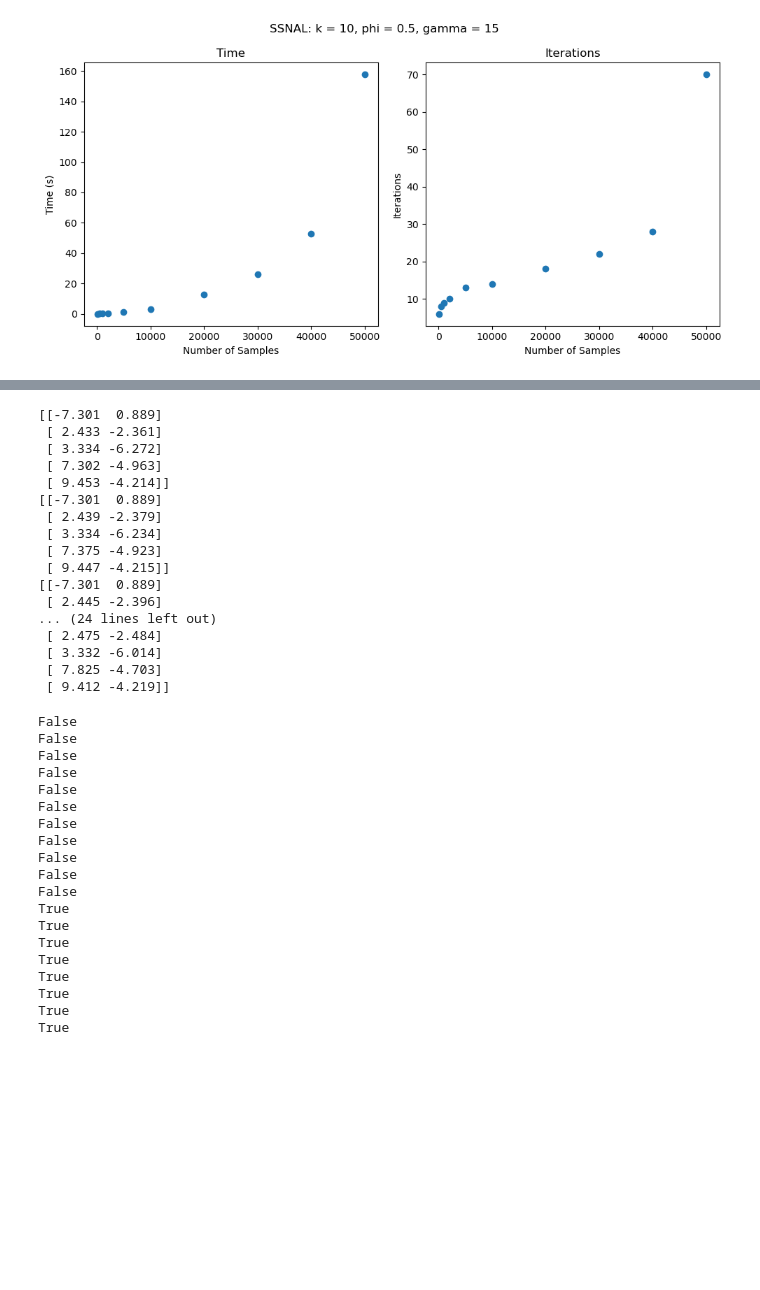
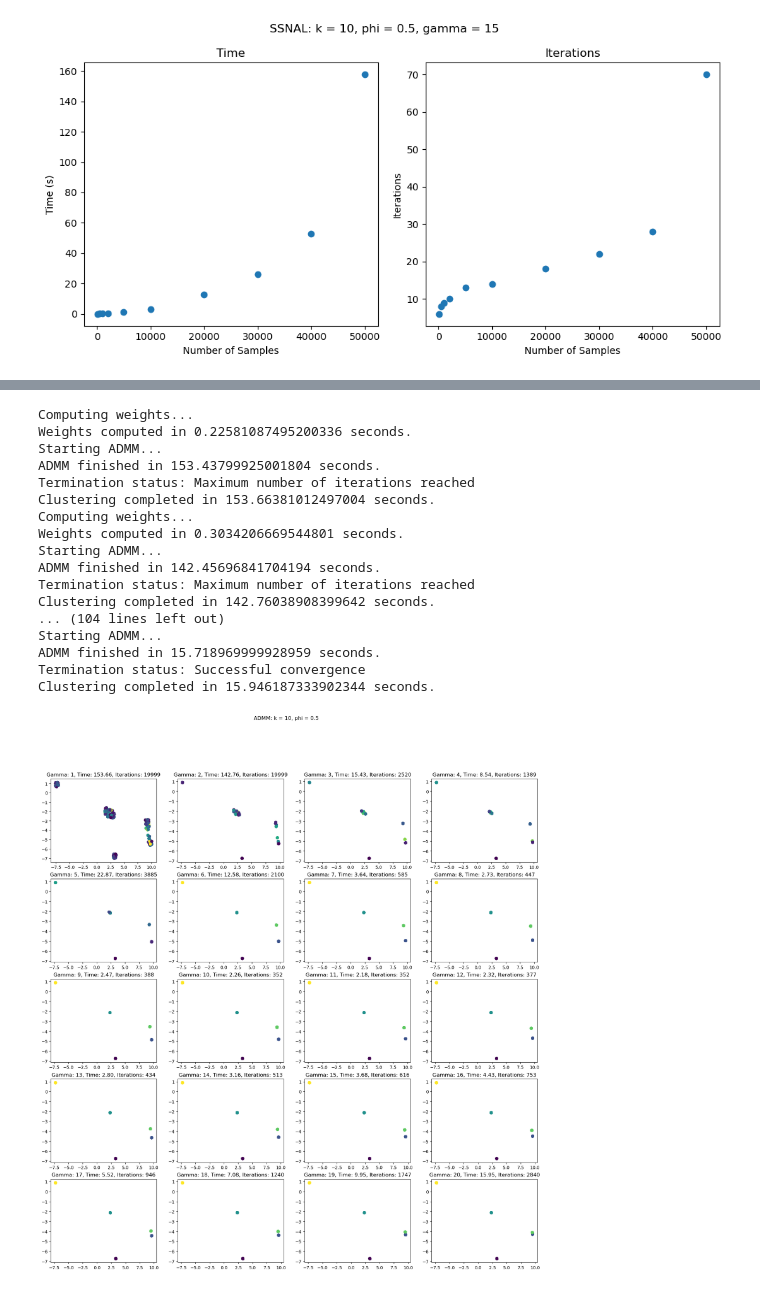
Before and after one commit to dx-li/pycvxcluster, a Jupyter notebook: Examples.ipynb, the cells around one changed output, grey strips where cells are left out. Drawn from its saved outputs; the diff is of its cells as text; code cells hidden in the pictures; blank space fills up the shorter version.

Commit message:
added admm, fixed bugs

```diff
--- a/Examples.ipynb
+++ b/Examples.ipynb
@@ -335,44 +227,34 @@ for i in range(20):
-# %%
-for i in range(12, 20):
-    print(np.unique(np.round(centers[i], 3), axis=0))
-# %% [output]
-[[-7.301  0.889]
- [ 2.433 -2.361]
- [ 3.334 -6.272]
- [ 7.302 -4.963]
- [ 9.453 -4.214]]
-[[-7.301  0.889]
- [ 2.439 -2.379]
- [ 3.334 -6.234]
- [ 7.375 -4.923]
- [ 9.447 -4.215]]
-[[-7.301  0.889]
- [ 2.445 -2.396]
-... (24 lines left out)
- [ 2.475 -2.484]
- [ 3.332 -6.014]
- [ 7.825 -4.703]
- [ 9.412 -4.219]]
-# %%
-for i in range(19):
-    print((np.sum((centers[i] - centers[19]) ** 2, axis=1) < 0.5).all())
-# %% [output]
-False
-False
-False
-False
-False
-False
-False
-False
-False
-False
-False
-True
-True
-True
-True
-True
-True
-True
-True
+# %%
+# run ADMM on the blobs with varying gamma from 1 to 20 and plot the results
+fig, axes = plt.subplots(5, 4, figsize=(10, 10))
+fig.set_size_inches(20, 20)
+centers = np.zeros((20, n_samples, 2))
+for i in range(20):
+    admm = pycvxcluster.pycvxcluster.ADMM(k=10, phi=0.5, gamma=(i + 1))
+    labels = admm.fit_predict(blobs[0], save_centers=True)
+    centers[i, :, :] = admm.centers_.T
+    axes[i // 4, i % 4].scatter(admm.centers_[0, :], admm.centers_[1, :], c=labels)
+    axes[i // 4, i % 4].set_title(
+        f"Gamma: {i+1}, Time: {admm.total_time_:.2f}, Iterations: {admm.iter_:.0f}"
+    )
+fig.suptitle(f"ADMM: k = {admm.k}, phi = {admm.phi}")
+plt.show()
+# %% [output]
+Computing weights...
+Weights computed in 0.22581087495200336 seconds.
+Starting ADMM...
+ADMM finished in 153.43799925001804 seconds.
+Termination status: Maximum number of iterations reached
+Clustering completed in 153.66381012497004 seconds.
+Computing weights...
+Weights computed in 0.3034206669544801 seconds.
+Starting ADMM...
+ADMM finished in 142.45696841704194 seconds.
+Termination status: Maximum number of iterations reached
+Clustering completed in 142.76038908399642 seconds.
+... (104 lines left out)
+Starting ADMM...
+ADMM finished in 15.718969999928959 seconds.
+Termination status: Successful convergence
+Clustering completed in 15.946187333902344 seconds.
+[figure, added]
```
Also changed, not shown: parts of 14 cells of this notebook, 12 other files.
